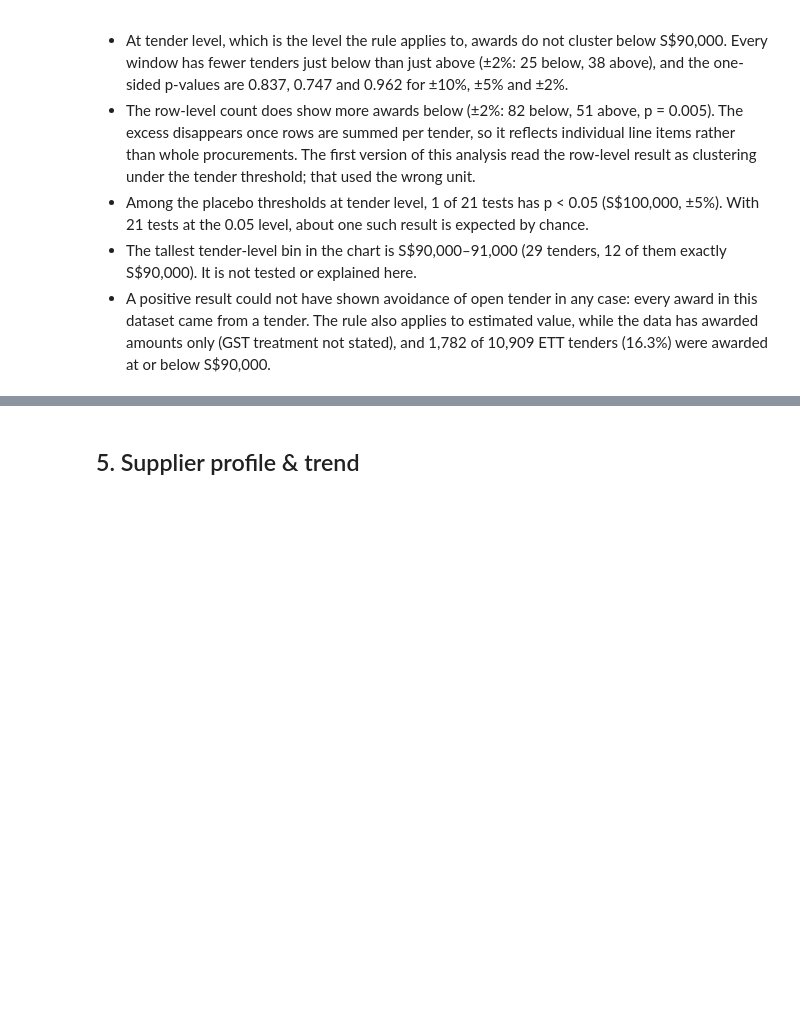
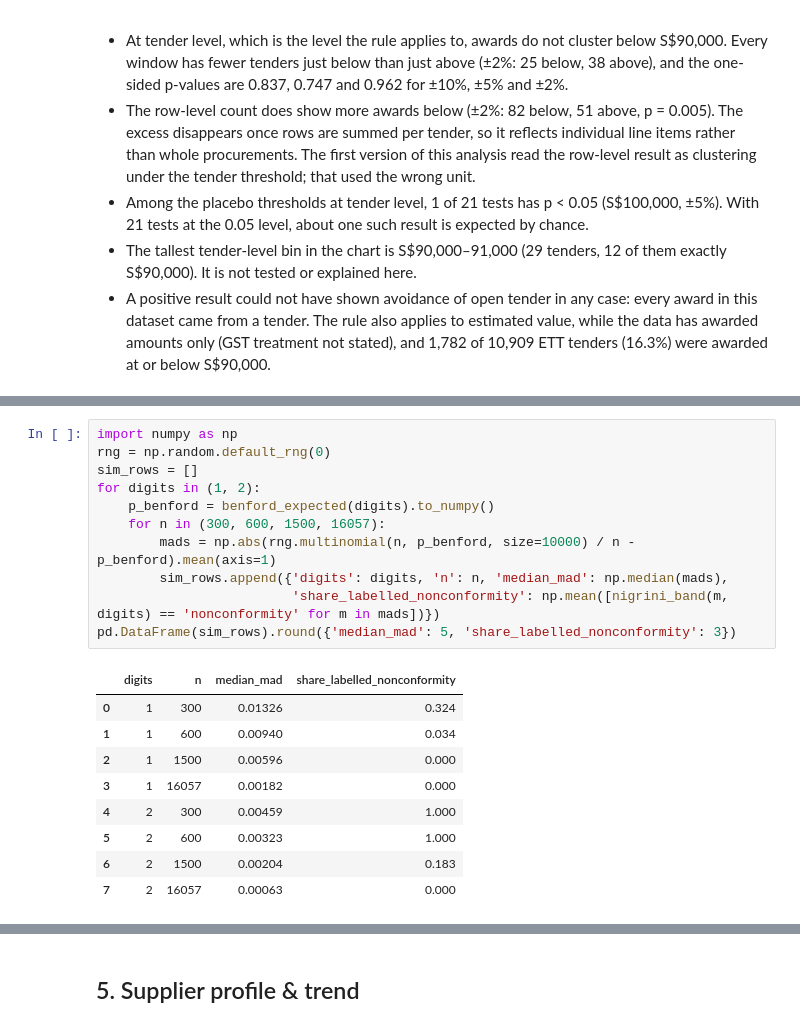
Before and after one commit to CHANGPeijia-ACC/sg-procurement-analysis, a Jupyter notebook: notebooks/01_procurement_analysis.ipynb, the cells around one changed output, grey strips where cells are left out. Saved outputs shown, nothing was run; the diff lists cells and outputs as text; blank space fills up the shorter version.

```diff
--- a/notebooks/01_procurement_analysis.ipynb
+++ b/notebooks/01_procurement_analysis.ipynb
@@ -212,0 +235,21 @@ display(Image('../outputs/figures/benford_test.png'))
+# %%
+import numpy as np
+rng = np.random.default_rng(0)
+sim_rows = []
+for digits in (1, 2):
+    p_benford = benford_expected(digits).to_numpy()
+    for n in (300, 600, 1500, 16057):
+        mads = np.abs(rng.multinomial(n, p_benford, size=10000) / n - p_benford).mean(axis=1)
+        sim_rows.append({'digits': digits, 'n': n, 'median_mad': np.median(mads),
+                         'share_labelled_nonconformity': np.mean([nigrini_band(m, digits) == 'nonconformity' for m in mads])})
+pd.DataFrame(sim_rows).round({'median_mad': 5, 'share_labelled_nonconformity': 3})
+# %% [output]
+|  | digits | n | median_mad | share_labelled_nonconformity |
+| 0 | 1 | 300 | 0.01326 | 0.324 |
+| 1 | 1 | 600 | 0.00940 | 0.034 |
+| 2 | 1 | 1500 | 0.00596 | 0.000 |
+| 3 | 1 | 16057 | 0.00182 | 0.000 |
+| 4 | 2 | 300 | 0.00459 | 1.000 |
+| 5 | 2 | 600 | 0.00323 | 1.000 |
+| 6 | 2 | 1500 | 0.00204 | 0.183 |
+| 7 | 2 | 16057 | 0.00063 | 0.000 |
```
Also changed, not shown: parts of 12 cells of this notebook, 1 other file.
